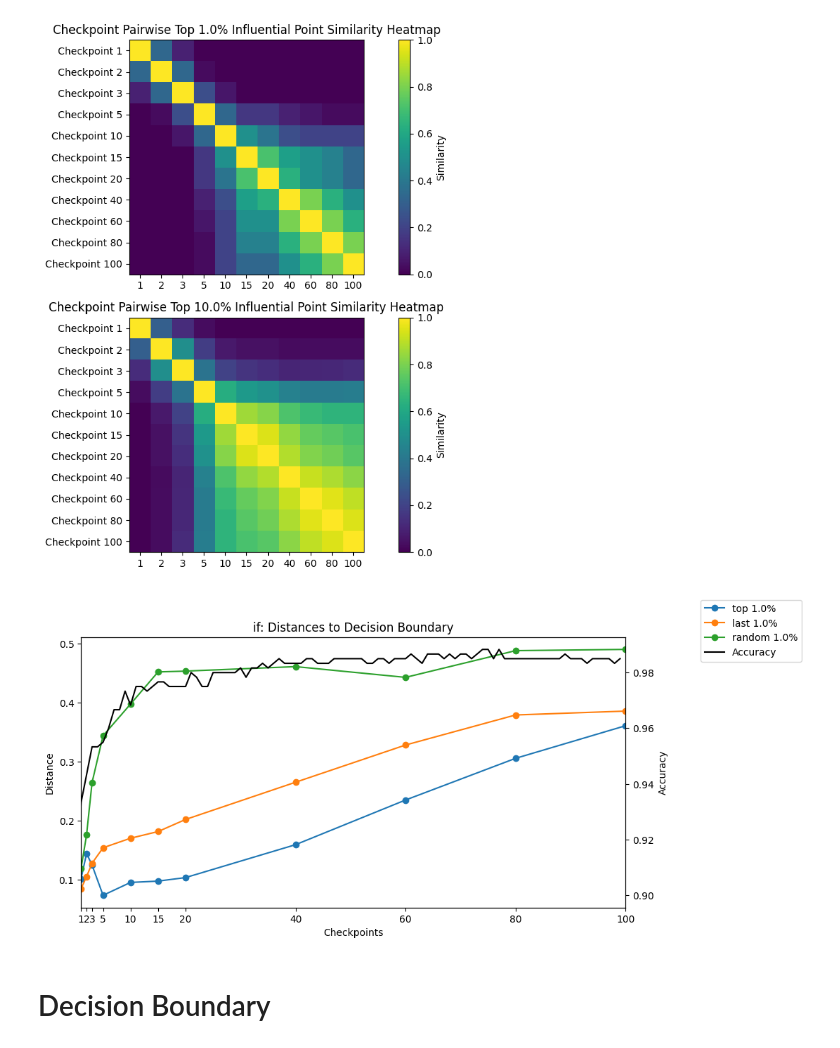
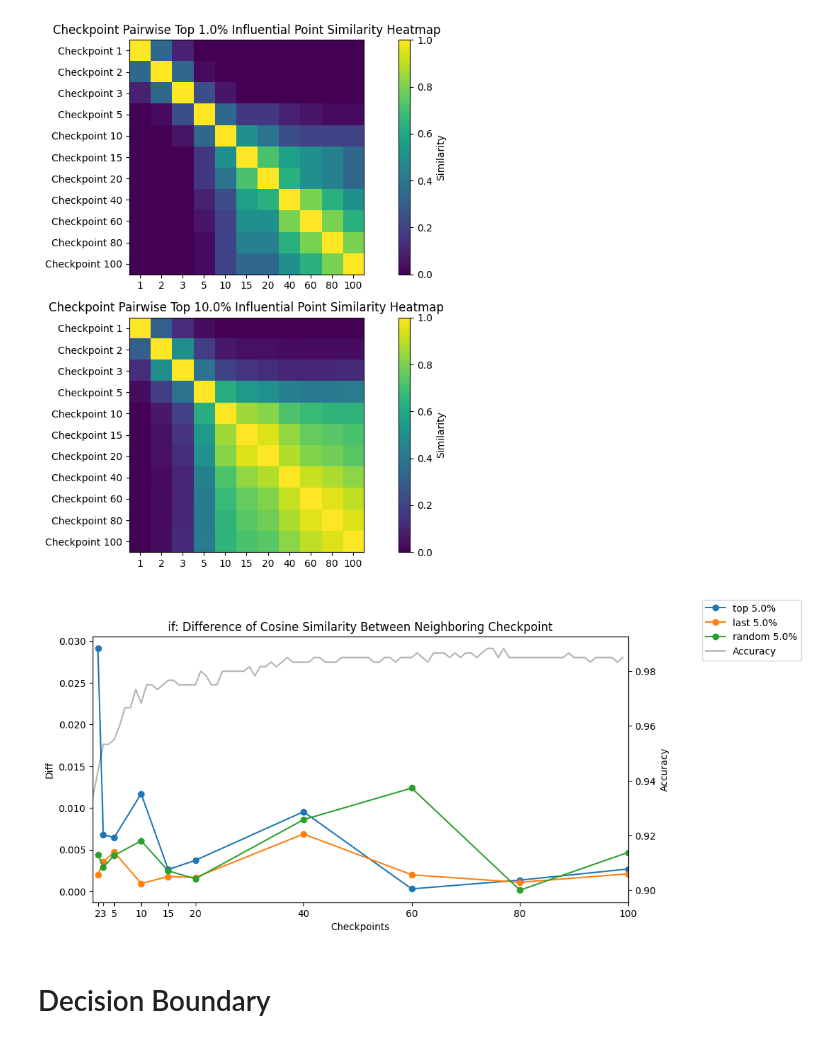
Before and after one commit to Rachelcoll/EULoInf, a Jupyter notebook: noteboooks/02_cv_models.ipynb, the cells around one changed output. Cells and saved outputs as stored; diff of their text form; code cells hidden in the pictures.

```diff
--- a/noteboooks/02_cv_models.ipynb
+++ b/noteboooks/02_cv_models.ipynb
@@ -330,29 +339,27 @@ for i in range(len(scoring_methods)):
     plot_similar_indices(pw_similarities_lowp, pw_similarities_highp, checkpoint_labels, p)
 # %% [output]
 [figure]
-# %%
-optimizer = torch.optim.Adam(V3FC().parameters(), lr=0.0001)
-for i in range(len(scoring_methods)):
-    dist_lst = []
-    for j, ckpts_embeds in enumerate([embeds_dict[scoring_methods[i]]["top"], embeds_dict[scoring_methods[i]]["last"], embeds_dict[scoring_methods[i]]["random"]]):
-        distance_to_dec_boundary = []
-        for k, embeds in enumerate(ckpts_embeds):
-            checkpoint = checkpoints_filepaths[k]
-            inputs = torch.tensor([embed[0] for embed in embeds], dtype=torch.float32, device=device)
-            model, optimizer, _, _ = load_checkpoint(V3FC().to(device), optimizer, checkpoint)
-            outputs = model(inputs)
-            distances = torch.mean(torch.abs(outputs - 0.5))
-            distance_to_dec_boundary.append(distances.item())
-        dist_lst.append(distance_to_dec_boundary)
-
-    kwargs = {
-        "title": f"{scoring_methods[i]}: Distances to Decision Boundary",
-        "y_label": "Distance",
-        "data": dist_lst,
-        "legend_labels": [f"{label} {p*100}%" for label in labels]
-    }
-    plot_var_acc_legends(x_vals, checkpoint_labels, accuracies, **kwargs)
-# %% [output]
-[figure, removed]
+# %%
+p = 0.05
+ckpts_embeds = generate_embed_dict(p)
+for k in range(len(scoring_methods)):
+    topinf_similarities = pw_cos_similarity(embeds_dict[f"{scoring_methods[k]}"]["top"])
+    similarity_diff_top = [np.abs(topinf_similarities[i][i] - topinf_similarities[i][i+1]) for i in range(len(checkpoint_labels)-1)]
+
+    leastinf_similarities = pw_cos_similarity(embeds_dict[f"{scoring_methods[k]}"]["last"])
+    similarity_diff_least = [np.abs(leastinf_similarities[i][i] - leastinf_similarities[i][i+1]) for i in range(len(checkpoint_labels)-1)]
+
+    randinf_similarities = pw_cos_similarity(embeds_dict[f"{scoring_methods[k]}"]["random"])
+    similarity_diff_rand = [np.abs(randinf_similarities[i][i] - randinf_similarities[i][i+1]) for i in range(len(checkpoint_labels)-1)]
+
+    kwargs = {
+        "title": f"{scoring_methods[0]}: Difference of Cosine Similarity Between Neighboring Checkpoint",
+        "y_label": "Diff",
+        "data": [similarity_diff_top, similarity_diff_least, similarity_diff_rand],
+        "legend_labels": [f"{label} {p*100}%" for label in labels],
+    }
+    plot_var_acc_legends(x_vals, checkpoint_labels[1:], accuracies, **kwargs)
+# %% [output]
+[figure, added]
 # %% [markdown]
 # Decision Boundary
```
Also changed, not shown: parts of 18 cells of this notebook, 3 other files.
